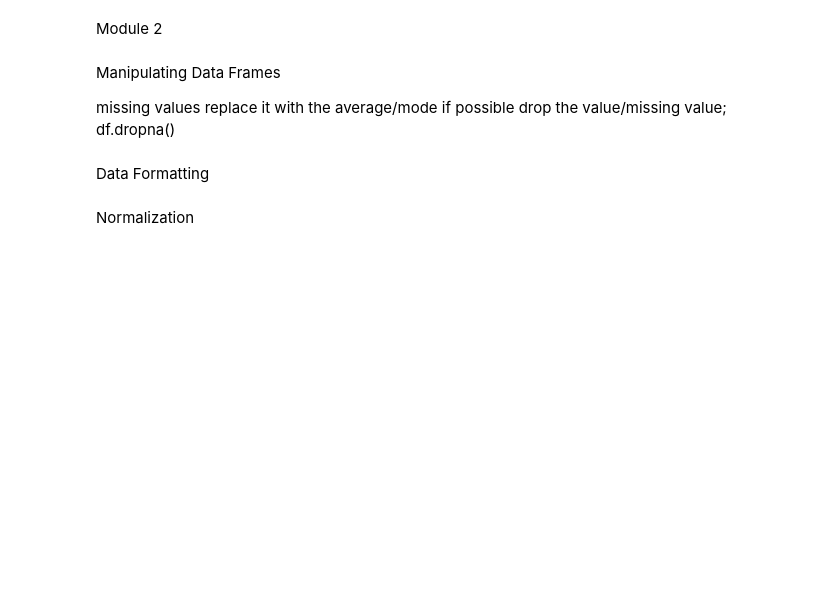
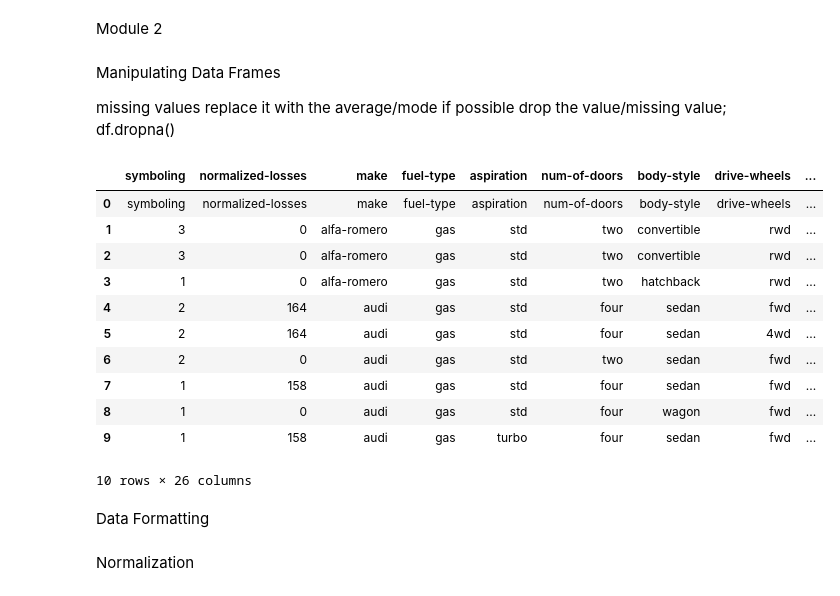
Before and after one commit to daveenatravels/coursera, a Jupyter notebook: Notes.ipynb, the cells around one changed output. Saved outputs shown, nothing was run; the diff lists cells and outputs as text; code cells hidden in the pictures; blank space fills up the shorter version.

Commit message:
working thru data standardization drill

```diff
--- a/Notes.ipynb
+++ b/Notes.ipynb
@@ -86,7 +86,8 @@ df.replace(np.nan, mean)
 
 #Replace missing data with frequency
 MostFrequentEntry = df['attribute_name'].value_counts().idxmax()
-df['attribute_name'].replace(np.nan,MostFrequentEntry, df['attribute_name'].replace(np.nan,MostFrequentEntry, inplace=True))
+df['attribute_name'].replace(np.nan,MostFrequentEntry
+df['attribute_name'].replace(np.nan,MostFrequentEntry, inplace=True))
 
 #Replace missing data with mean
 AverageValue=df['attribute_name'].astype('data_type').mean(axis=0)
@@ -110,10 +111,34 @@ df['normalized-losses'].str.strip('.../,') #will remove / ' ' .
 df['colname'] = df['colname'].str.replace('[^a-zA-Z0-9]', '')  ## same affect, diff format
                 #cleaning phone numbers, remove everything that is not letter or number
 df['colname'] = df['colname'].apply(lambda x:x[0:3] + '-' + x[3:6] + '-' + x[6:10]) ## same output, using lambda
-# %%
-## convert data types
-df['colname'] = df["normalized-losses"].apply(lambda x: int(x))
-#int(df['normalized-losses'])
+# %%
+## convert data types
+    #int(df['normalized-losses'])     #gives error message, cant convert obj/series/list to type int
+
+#replace NaN values with 0
+df['normalized-losses'] = df['normalized-losses'].replace(np.nan, '0')
+
+#convert all column values to string
+df['normalized-losses'] = df['normalized-losses'].str.replace('[^a-zA-Z0-9]', '')
+
+#convert all column values to int
+df['normalized-losses'].str.strip('.../ ,') #will remove / ' ' .
+
+#df['normalized-losses'] = df["normalized-losses"].apply(lambda x: int(x))  #replaces for loop
+df.head(10)
+# %% [output]
+|  | symboling | normalized-losses | make | fuel-type | aspiration | num-of-doors | body-style | drive-wheels | ... |
+| 0 | symboling | normalized-losses | make | fuel-type | aspiration | num-of-doors | body-style | drive-wheels | ... |
+| 1 | 3 | 0 | alfa-romero | gas | std | two | convertible | rwd | ... |
+| 2 | 3 | 0 | alfa-romero | gas | std | two | convertible | rwd | ... |
+| 3 | 1 | 0 | alfa-romero | gas | std | two | hatchback | rwd | ... |
+| 4 | 2 | 164 | audi | gas | std | four | sedan | fwd | ... |
+| 5 | 2 | 164 | audi | gas | std | four | sedan | 4wd | ... |
+| 6 | 2 | 0 | audi | gas | std | two | sedan | fwd | ... |
+| 7 | 1 | 158 | audi | gas | std | four | sedan | fwd | ... |
+| 8 | 1 | 0 | audi | gas | std | four | wagon | fwd | ... |
+| 9 | 1 | 158 | audi | gas | turbo | four | sedan | fwd | ... |
+10 rows × 26 columns
 # %%
 
 # replace missing values
```
